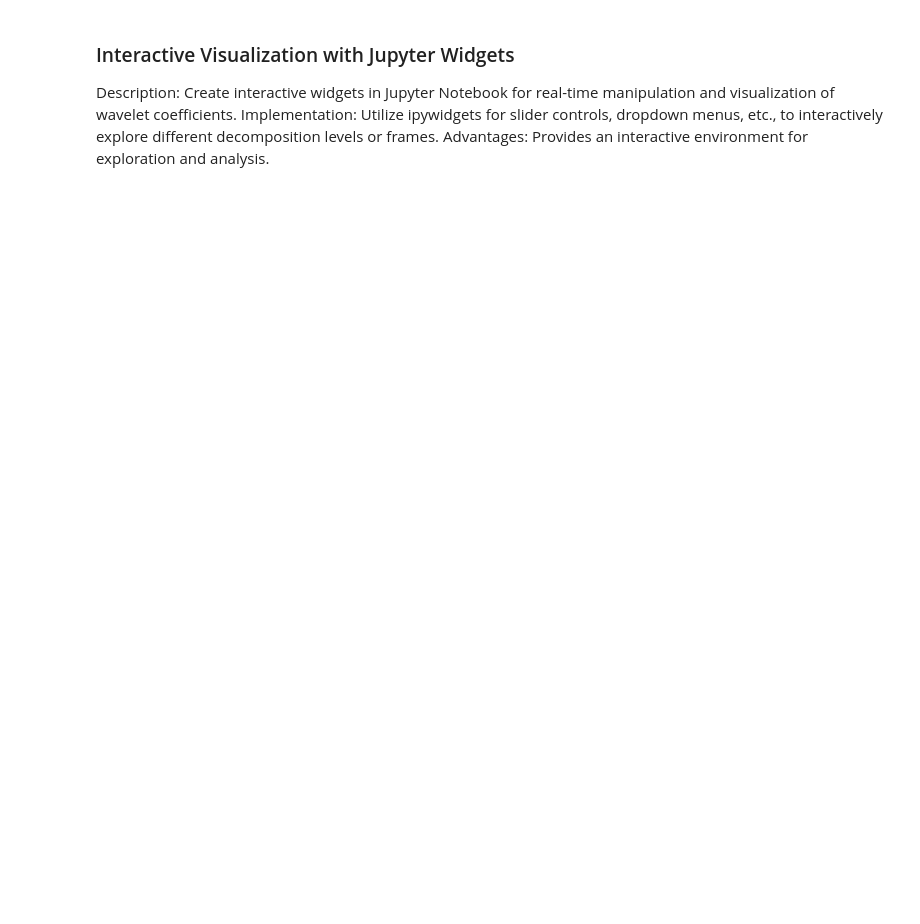
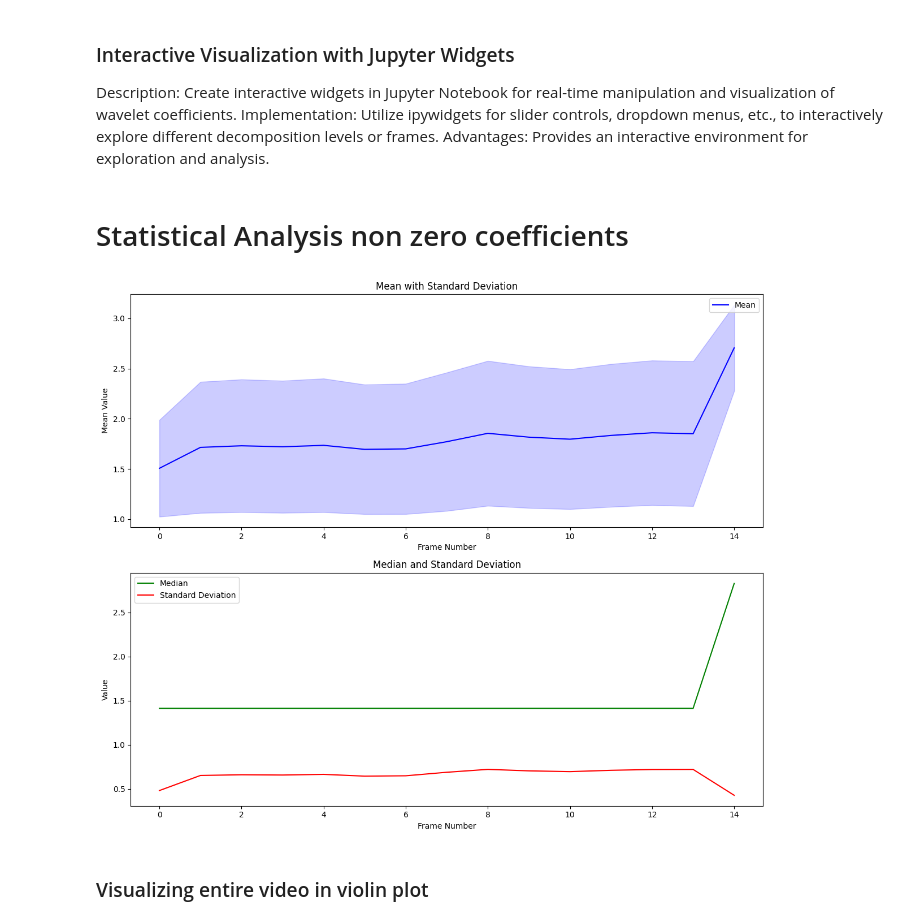
Before and after one commit to erusconiclerici/collectiveNematodes, a Jupyter notebook: Code/Python/wavelet_transform.ipynb, the cells around one changed output. Drawn from its saved outputs; the diff is of its cells as text; code cells hidden in the pictures; blank space fills up the shorter version.

```diff
--- a/Code/Python/wavelet_transform.ipynb
+++ b/Code/Python/wavelet_transform.ipynb
@@ -338,3 +374,5 @@ def interactive_wavelet_visualization(coeffs_dict):
 # %%
 # Assuming 'wavelet_coeffs' is your dictionary of wavelet coefficients
 interactive_wavelet_visualization(wavelet_coeffs)
+# %% [markdown]
+# Statistical Analysis non zero coefficients #
@@ -340,0 +398,39 @@ interactive_wavelet_visualization(wavelet_coeffs)
+# %%
+# Apply the function to each frame (for each key if necessary) and store the results in a list
+frame_statistics = {key: [calculate_statistics(coeffs[i, :, :]) for i in range(coeffs.shape[0])]
+                    for key, coeffs in wavelet_coeffs.items()}
+
+# Assuming 'frame_statistics' is your list of dictionaries containing statistics for each frame
+means = [stat['mean'] for stat in frame_statistics['aaa']]
+stds = [stat['std'] for stat in frame_statistics['aaa']]
+medians = [stat['median'] for stat in frame_statistics['aaa']]
+frames = range(len(means))
+# %%
+# Creating two subplots: one for mean with standard deviation, and another for median and standard deviation
+plt.figure(figsize=(12, 10))
+
+# Subplot 1: Mean with Standard Deviation
+plt.subplot(2, 1, 1)
+plt.fill_between(frames, [m - s for m, s in zip(means, stds)],
+                 [m + s for m, s in zip(means, stds)], color='blue', alpha=0.2)
+plt.plot(frames, means, label='Mean', color='blue')
+plt.title('Mean with Standard Deviation')
+plt.xlabel('Frame Number')
+plt.ylabel('Mean Value')
+plt.legend()
+
+# Subplot 2: Median and Standard Deviation
+plt.subplot(2, 1, 2)
+plt.plot(frames, medians, label='Median', color='green')
+plt.plot(frames, stds, label='Standard Deviation', color='red')
+plt.title('Median and Standard Deviation')
+plt.xlabel('Frame Number')
+plt.ylabel('Value')
+plt.legend()
+
+plt.tight_layout()
+plt.show()
+# %% [output]
+[figure, added]
+# %% [markdown]
+### Visualizing entire video in violin plot ###
```
Also changed, not shown: parts of 12 cells of this notebook, 2 other files.
